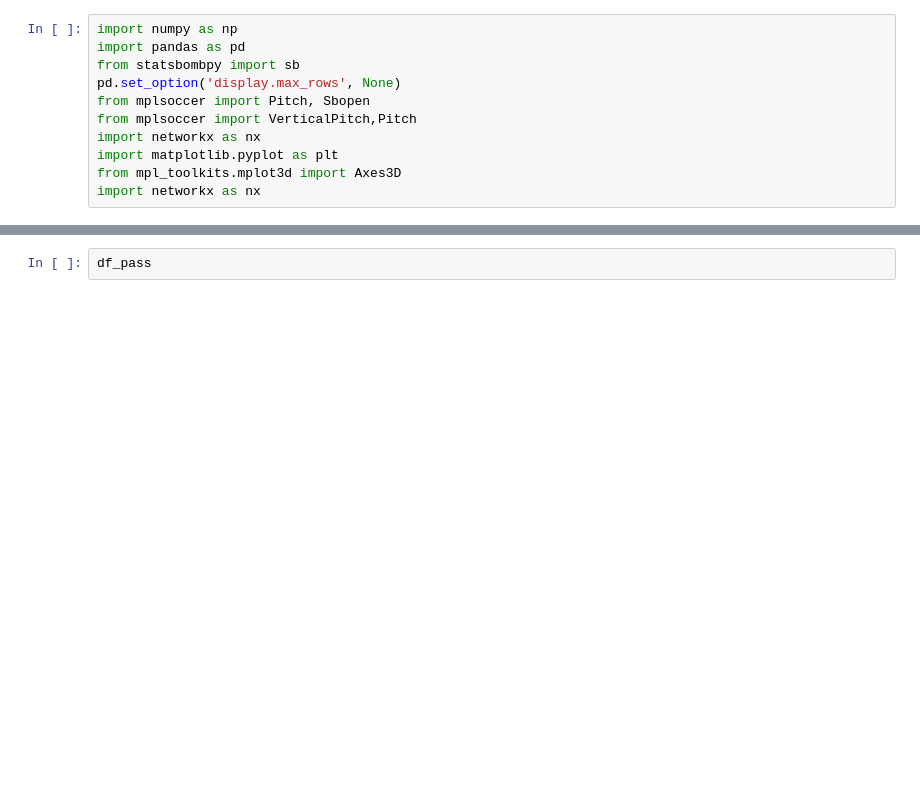
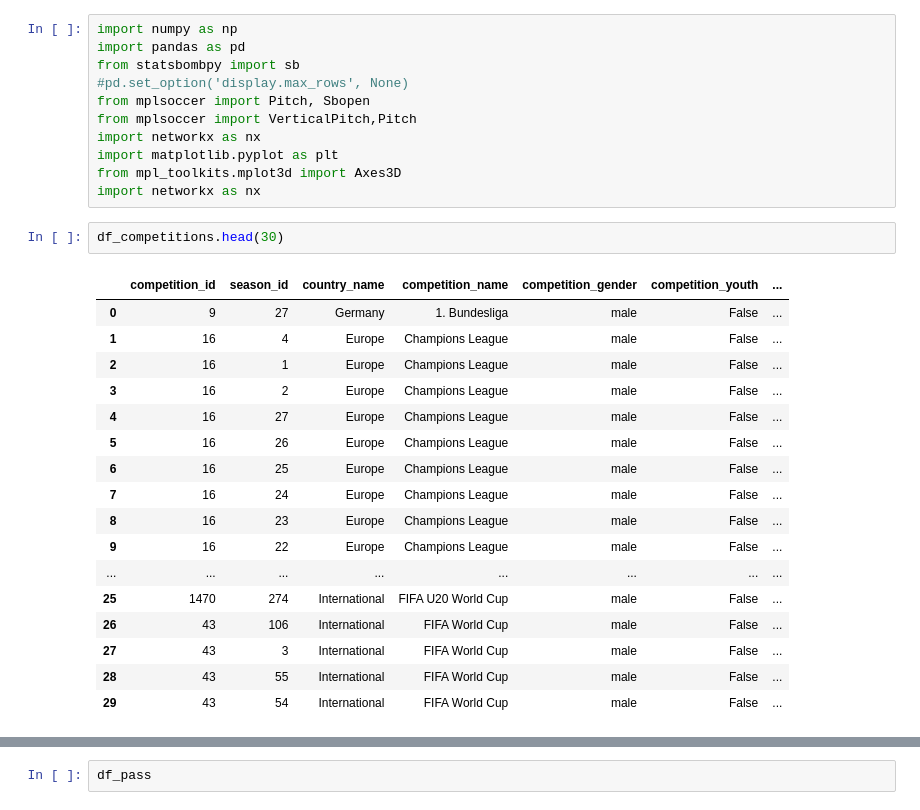
Before and after one commit to barrettb/Soccer-Network-Analysis, a Jupyter notebook: Testing.ipynb, the cells around one changed output, grey strips where cells are left out. Cells and saved outputs as stored; diff of their text form; blank space fills up the shorter version.

```diff
--- a/Testing.ipynb
+++ b/Testing.ipynb
@@ -2,13 +2,33 @@
 import numpy as np
 import pandas as pd
 from statsbombpy import sb
-pd.set_option('display.max_rows', None)
+#pd.set_option('display.max_rows', None)
 from mplsoccer import Pitch, Sbopen
 from mplsoccer import VerticalPitch,Pitch
 import networkx as nx
 import matplotlib.pyplot as plt
 from mpl_toolkits.mplot3d import Axes3D
 import networkx as nx
+# %%
+df_competitions.head(30)
+# %% [output]
+|  | competition_id | season_id | country_name | competition_name | competition_gender | competition_youth | ... |
+| 0 | 9 | 27 | Germany | 1. Bundesliga | male | False | ... |
+| 1 | 16 | 4 | Europe | Champions League | male | False | ... |
+| 2 | 16 | 1 | Europe | Champions League | male | False | ... |
+| 3 | 16 | 2 | Europe | Champions League | male | False | ... |
+| 4 | 16 | 27 | Europe | Champions League | male | False | ... |
+| 5 | 16 | 26 | Europe | Champions League | male | False | ... |
+| 6 | 16 | 25 | Europe | Champions League | male | False | ... |
+| 7 | 16 | 24 | Europe | Champions League | male | False | ... |
+| 8 | 16 | 23 | Europe | Champions League | male | False | ... |
+| 9 | 16 | 22 | Europe | Champions League | male | False | ... |
+| ... | ... | ... | ... | ... | ... | ... | ... |
+| 25 | 1470 | 274 | International | FIFA U20 World Cup | male | False | ... |
+| 26 | 43 | 106 | International | FIFA World Cup | male | False | ... |
+| 27 | 43 | 3 | International | FIFA World Cup | male | False | ... |
+| 28 | 43 | 55 | International | FIFA World Cup | male | False | ... |
+| 29 | 43 | 54 | International | FIFA World Cup | male | False | ... |
 # %%
 parser = Sbopen()
 df_competitions = parser.competition()
```
Also changed, not shown: parts of 8 cells of this notebook, 5 other files.
